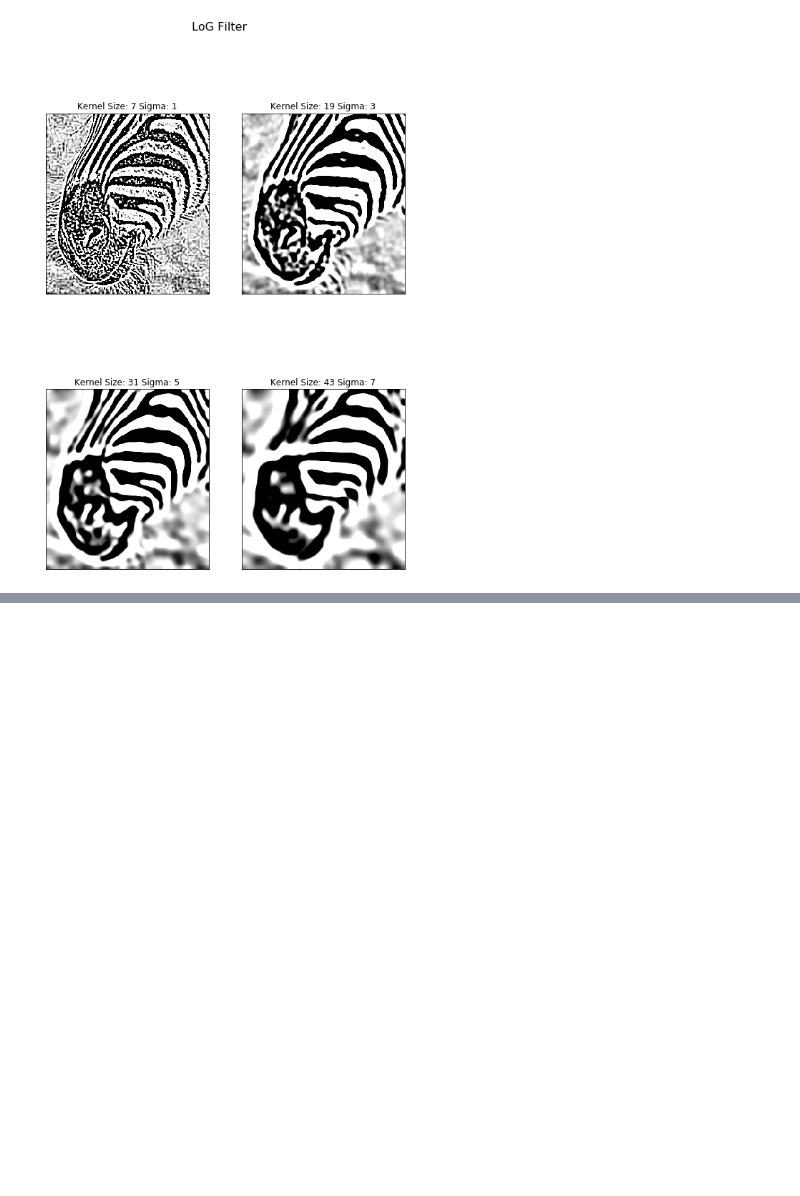
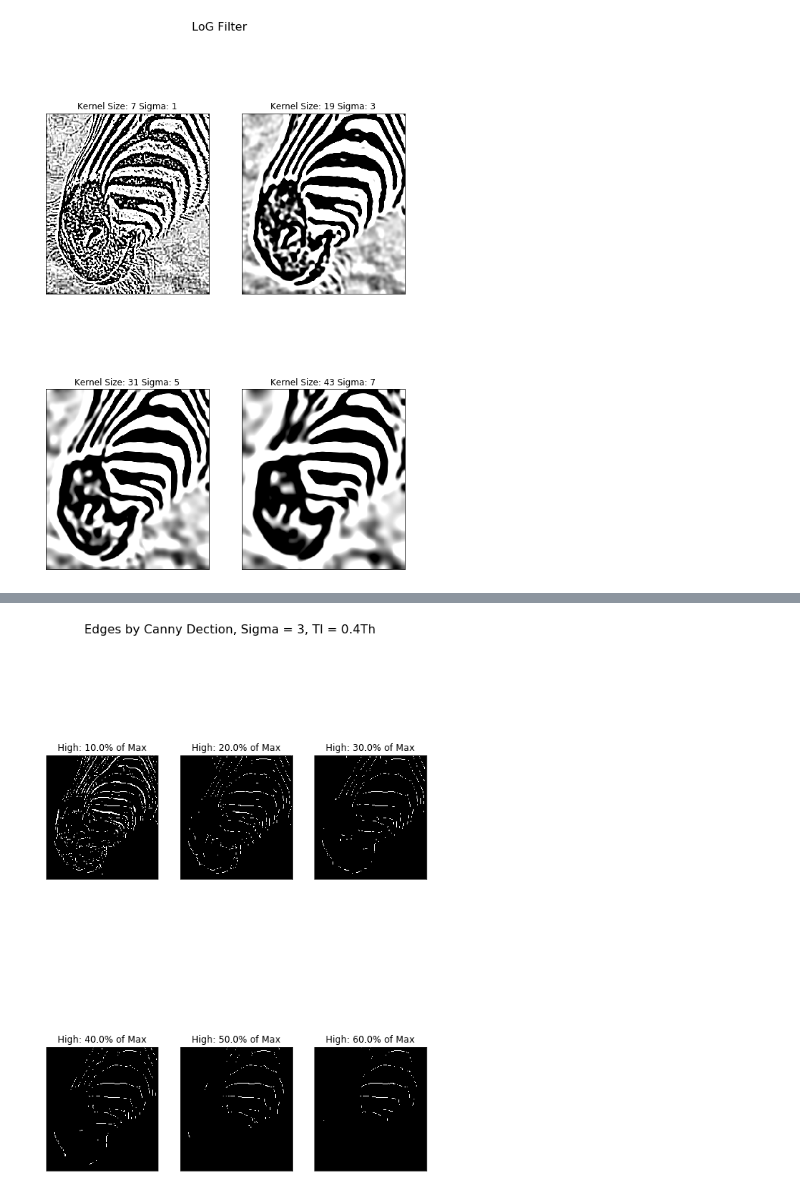
Before and after one commit to Guannan-Shen/image_data, a Jupyter notebook: bio_image/GaussianFilter_CannyEdgeDetection.ipynb, the cells around one changed output, grey strips where cells are left out. Cells and saved outputs as stored; diff of their text form; code cells hidden in the pictures; blank space fills up the shorter version.

```diff
--- a/bio_image/GaussianFilter_CannyEdgeDetection.ipynb
+++ b/bio_image/GaussianFilter_CannyEdgeDetection.ipynb
@@ -485,0 +674,27 @@ plt.show()
+# %%
+fig = plt.figure(figsize=(9, 13))
+ax = []
+img = cv2.imread('P3_image.png', 0)
+for i in range(6):
+    high_range = [0.1, 0.2, 0.3, 0.4, 0.5, 0.6]
+    high = high_range[i]
+    low = 0.4*high
+    sigma = 3
+    size = 5
+    ## canny
+    img = gau_filtered(img, sigma, size)
+    mag = GradientMagnitude(img)[0]
+    theta = GradientMagnitude(img)[1]
+    thinedge = non_max_suppression(mag, theta)
+    strong_weak = threshold(thinedge, low , high, 30, strong = 255)[0]
+    # You can set the high and low threshold values as 10%
+    # and 4% of the maximum gradient magnitude
+    edge = hysteresis(strong_weak, 30 , strong=255)
+    fig.suptitle("Edges by Canny Dection, Sigma = 3, Tl = 0.4Th", fontsize=16)
+    ax.append(fig.add_subplot(2, 3, i+1))
+    ax[-1].set_title("High: "+ str(high*100) + "% of" + " Max" )
+    plt.imshow(edge, cmap = 'gray', interpolation='none')
+    plt.xticks([]), plt.yticks([]) # to hide tick values on X and Y axis
+plt.show()
+# %% [output]
+[figure, added]
```
Also changed, not shown: parts of 15 cells of this notebook.
